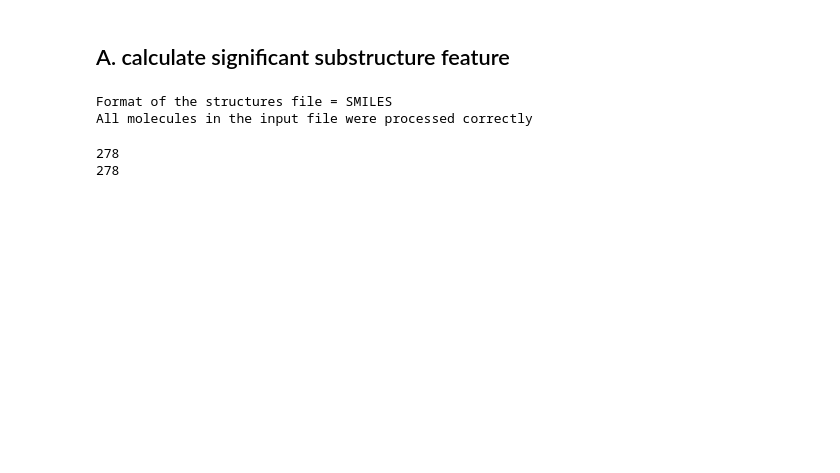
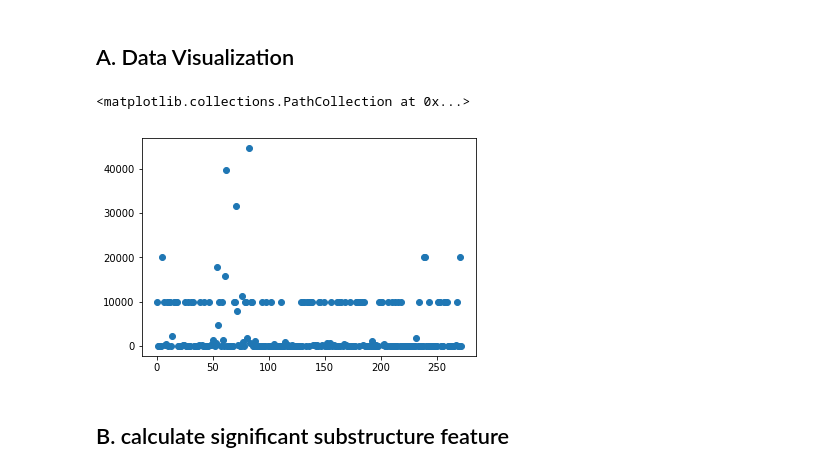
Before and after one commit to seobeomjin/QSAR_model_development, a Jupyter notebook: bioalerts_/regression_model_with significant_features.ipynb, the cells around one changed output. Saved outputs shown, nothing was run; the diff lists cells and outputs as text; code cells hidden in the pictures; blank space fills up the shorter version.

```diff
--- a/bioalerts_/regression_model_with significant_features.ipynb
+++ b/bioalerts_/regression_model_with significant_features.ipynb
@@ -17,3 +18,10 @@ from sklearn.svm import SVR
 from sklearn.model_selection import train_test_split, cross_val_score
 from sklearn.metrics import mean_squared_error
 from sklearn.model_selection import RepeatedKFold
+# %%
+smiles_path = "./tutorial/datasets/androgen.smi"
+bio_path = './tutorial/datasets/androgen.bio.txt'
+
+wdir =  'C:/jupyter_devel/kist-europe/QSAR/AOP_data/'
+csv = 'cleandata_androgen_ec50_check-maccs-remcols-stdval.csv'
+result_wdir = 'C:/jupyter_devel/kist-europe/QSAR/AOP_data/model_result/'
@@ -20,13 +33,23 @@ from sklearn.model_selection import RepeatedKFold
+# %% [markdown]
+## A. Data Visualization
+# %%
+x_ = range(len(x))
+plt.scatter(x_,y)
+#plt.ylim(0,50000)
+
+#### PIC transformation Formula ####
+# PIC = 9 - np.log10(actual activity)
+# actual activity = np,power(10,9-PIC)
+# %% [output]
+<matplotlib.collections.PathCollection at 0x...>
+[figure, added]
 # %% [markdown]
-## A. calculate significant substructure feature
+## B. calculate significant substructure feature
 # %%
-molecules = bioalerts.LoadMolecules.LoadMolecules("./tutorial/datasets/5AR.smi",name_field=None)
+molecules = bioalerts.LoadMolecules.LoadMolecules(smiles_path,name_field=None)
 molecules.ReadMolecules()
-# %% [output]
-Format of the structures file = SMILES
-All molecules in the input file were processed correctly
 # %%
-cox_bio = np.genfromtxt('./tutorial/datasets/5AR.bio.txt',skip_header=0)
+cox_bio = np.genfromtxt(bio_path,skip_header=0)
 cox_bio.shape
 arr = np.arange(0,len(cox_bio))
 mask = np.ones(arr.shape,dtype=bool)
@@ -34,9 +57,6 @@ mask[molecules.molserr]=0
 cox_bio = cox_bio[mask]
 print len(cox_bio)
 print len(molecules.mols)
-# %% [output]
-278
-278
 # %%
 dataset_info = bioalerts.LoadMolecules.GetDataSetInfo(name_field=None)
 dataset_info.extract_substructure_information(radii=[2,3,4,5,6],mols=molecules.mols)
```
Also changed, not shown: parts of 46 cells of this notebook.
